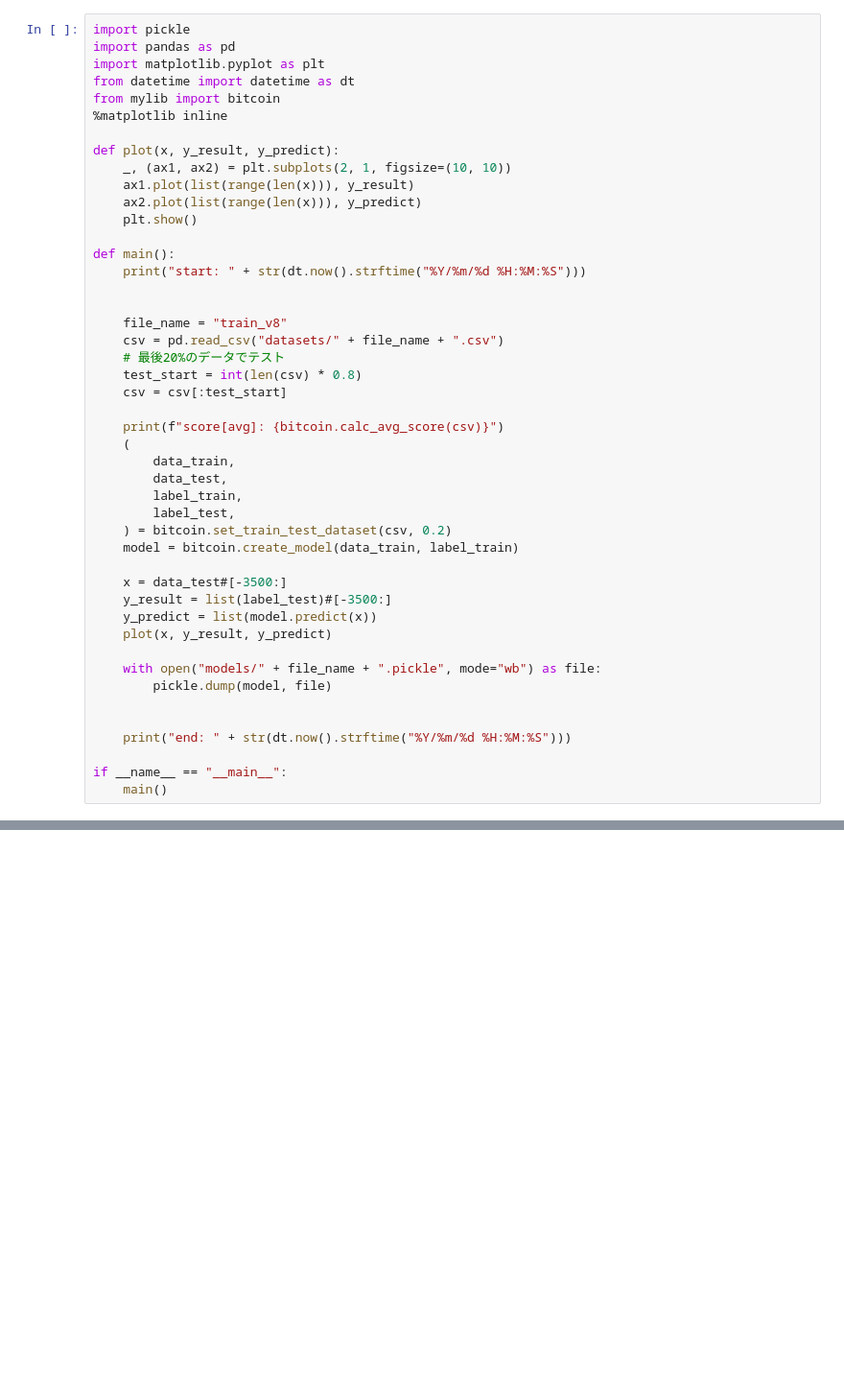
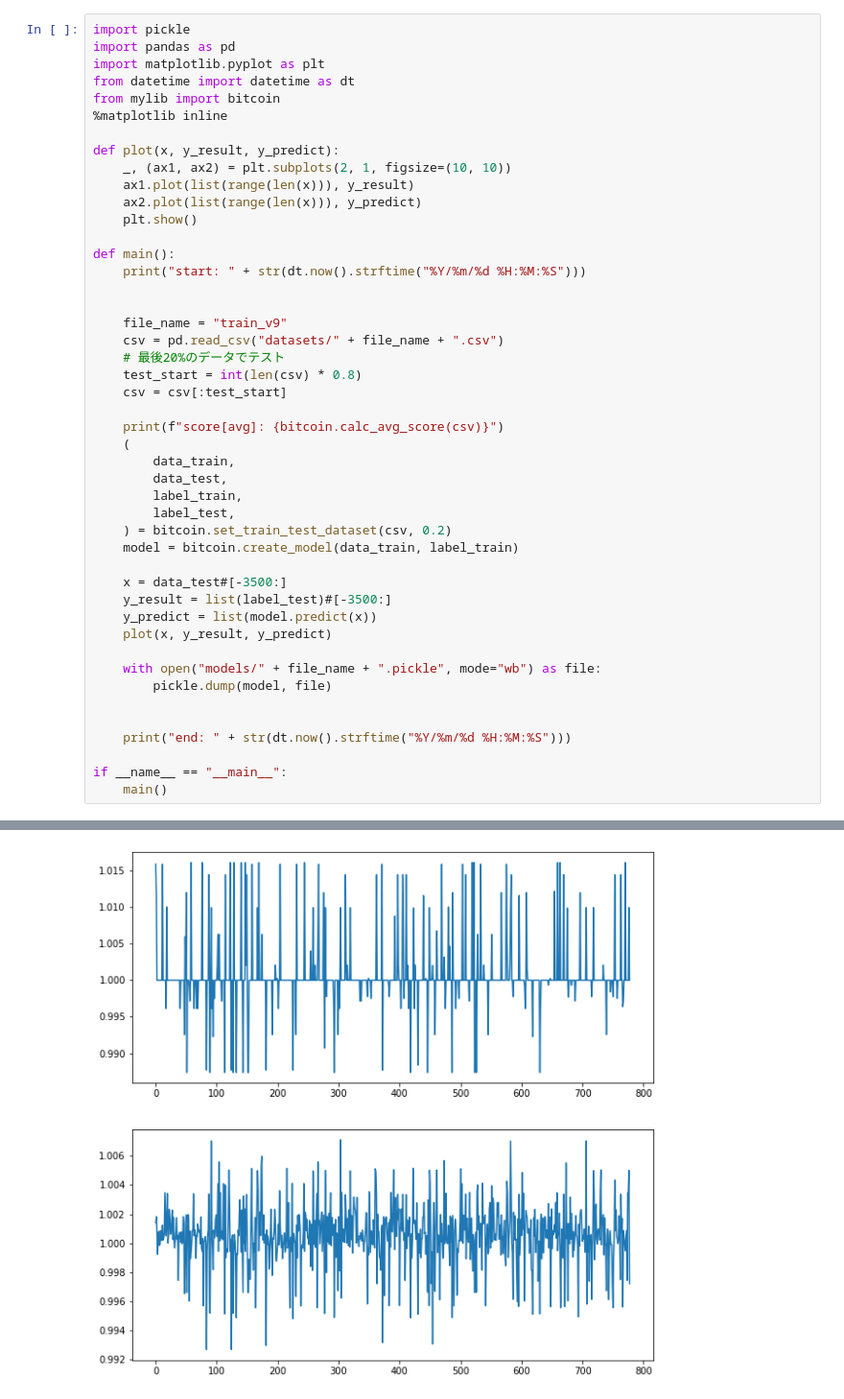
Before and after one commit to awesomest/mytrader, a Jupyter notebook: create_model.ipynb, the cells around one changed output, grey strips where cells are left out. Shown at 96% size. Drawn from its saved outputs; the diff is of its cells as text; blank space fills up the shorter version.

```diff
--- a/create_model.ipynb
+++ b/create_model.ipynb
@@ -16,7 +16,7 @@ def main():
     print("start: " + str(dt.now().strftime("%Y/%m/%d %H:%M:%S")))
 
 
-    file_name = "train_v8"
+    file_name = "train_v9"
     csv = pd.read_csv("datasets/" + file_name + ".csv")
     # 最後20%のデータでテスト
     test_start = int(len(csv) * 0.8)
@@ -52,0 +65 @@ score[003]: 0.03150283504414497
+[figure, added]
```
Also changed, not shown: parts of 1 cell of this notebook, 4 other files.
